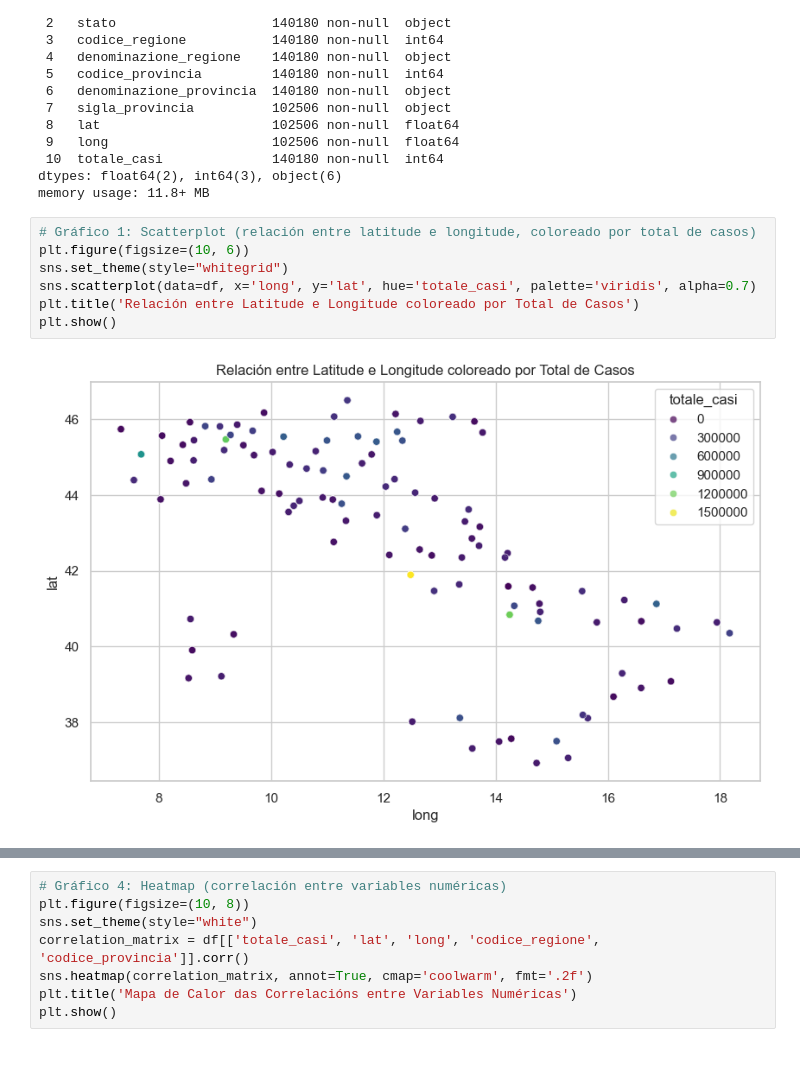
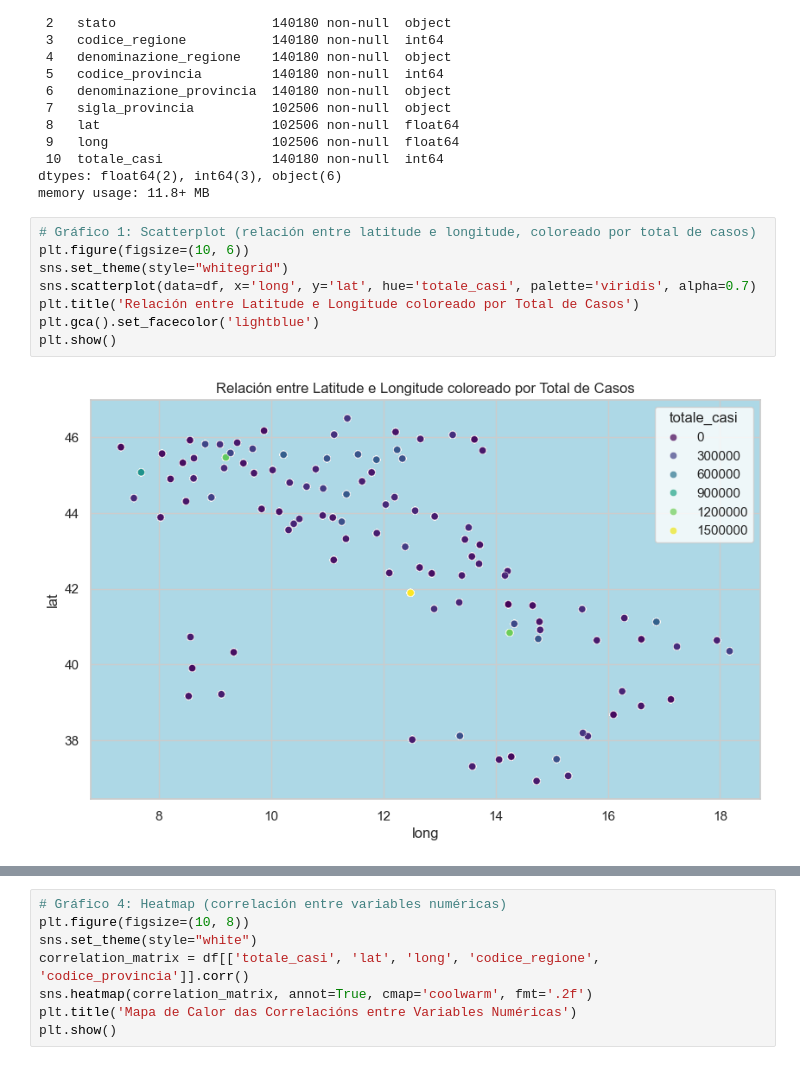
Before and after one commit to ConstantinMadalin/Tareas-y-Ejercicios-de-Clase, a Jupyter notebook: SBD/Tarea T3.3/T3_3_Analiza_e_visualiza_os_datos_de_COVID_de_Italia_PANDAS_MongoDB_SeaBorn_Constantin_Madalin_Ismana.ipynb, the cells around one changed output, grey strips where cells are left out. Saved outputs shown, nothing was run; the diff lists cells and outputs as text.

```diff
--- a/SBD/Tarea T3.3/T3_3_Analiza_e_visualiza_os_datos_de_COVID_de_Italia_PANDAS_MongoDB_SeaBorn_Constantin_Madalin_Ismana.ipynb
+++ b/SBD/Tarea T3.3/T3_3_Analiza_e_visualiza_os_datos_de_COVID_de_Italia_PANDAS_MongoDB_SeaBorn_Constantin_Madalin_Ismana.ipynb
@@ -118,12 +118,13 @@ memory usage: 11.8+ MB
 # %%
 # Gráfico 1: Scatterplot (relación entre latitude e longitude, coloreado por total de casos)
 plt.figure(figsize=(10, 6))
 sns.set_theme(style="whitegrid")
 sns.scatterplot(data=df, x='long', y='lat', hue='totale_casi', palette='viridis', alpha=0.7)
 plt.title('Relación entre Latitude e Longitude coloreado por Total de Casos')
+plt.gca().set_facecolor('lightblue')
 plt.show()
 # %% [output]
-[figure, old version]
+[figure, new version]
 # %%
 # Gráfico 2: Barplot (media de casos totais por rexión)
 plt.figure(figsize=(12, 6))
```
Also changed, not shown: parts of 4 cells of this notebook, 9 other files.
